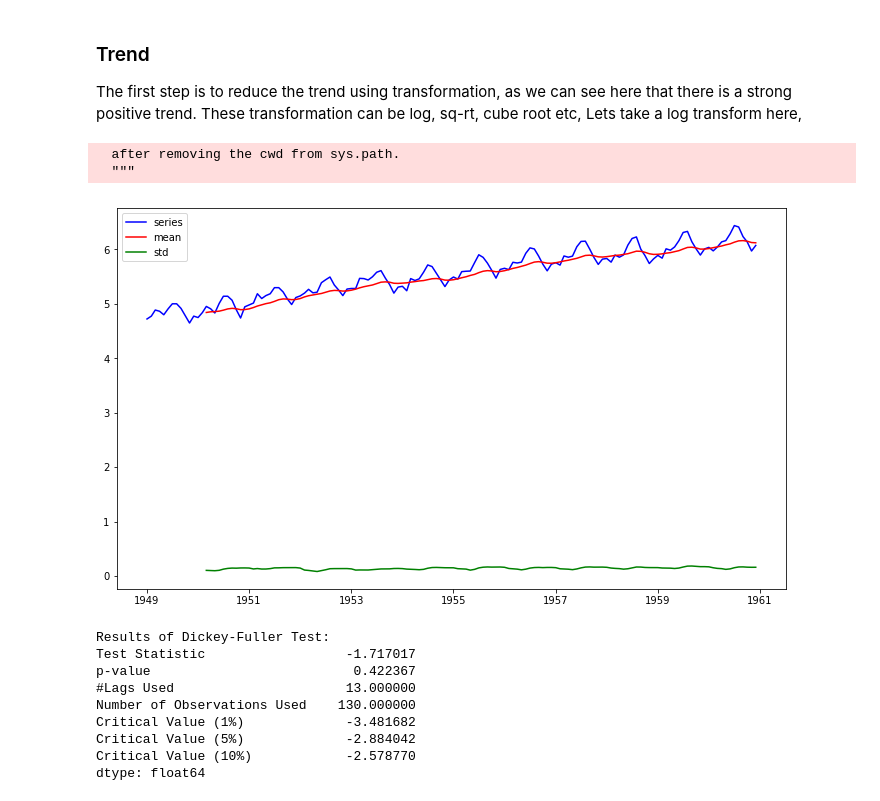
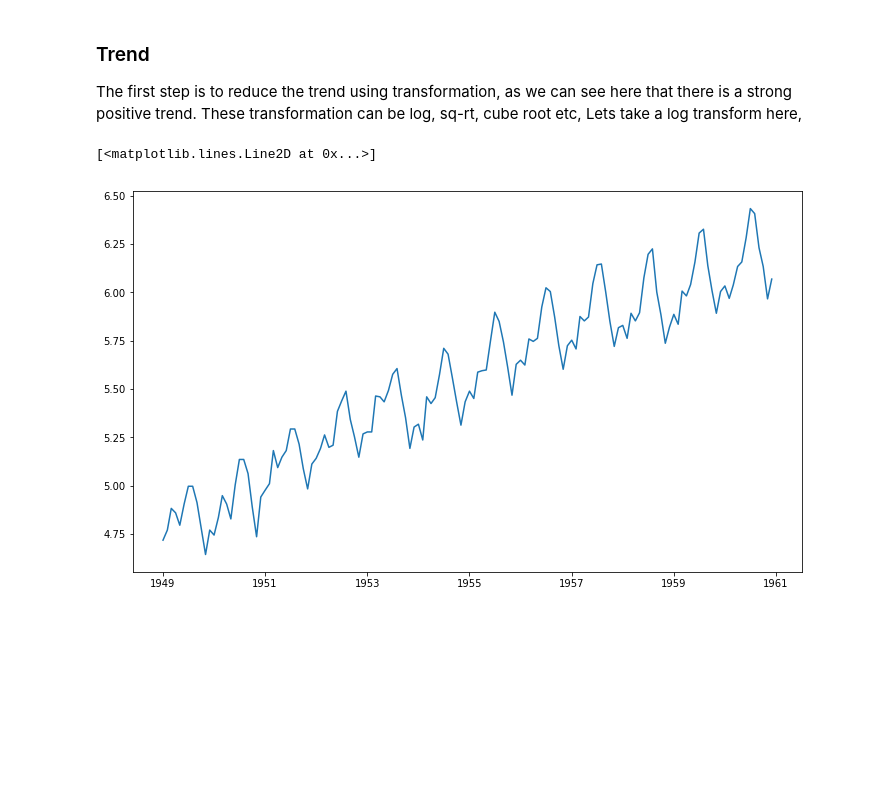
Before and after one commit to Suryanandsingh/Time-Series-Analysis, a Jupyter notebook: Time series.ipynb, the cells around one changed output. Drawn from its saved outputs; the diff is of its cells as text; code cells hidden in the pictures; blank space fills up the shorter version.

```diff
--- a/Time series.ipynb
+++ b/Time series.ipynb
@@ -170,17 +170,8 @@ The underlying principle is to model or estimate the trend and seasonality in th
 The first step is to reduce the trend using transformation, as we can see here that there is a strong positive trend. These transformation can be log, sq-rt, cube root etc, Lets take a log transform here,
 # %%
 ts_log = np.log(ts)
-Stationarity_plot(ts_log)
+plt.figure(figsize=(12, 7))
+plt.plot(ts_log)
 # %% [output]
-  after removing the cwd from sys.path.
-  """
+[<matplotlib.lines.Line2D at 0x...>]
-[figure, old version]
+[figure, new version]
-Results of Dickey-Fuller Test:
-Test Statistic                  -1.717017
-p-value                          0.422367
-#Lags Used                      13.000000
-Number of Observations Used    130.000000
-Critical Value (1%)             -3.481682
-Critical Value (5%)             -2.884042
-Critical Value (10%)            -2.578770
-dtype: float64
```
Also changed, not shown: parts of 15 cells of this notebook.
